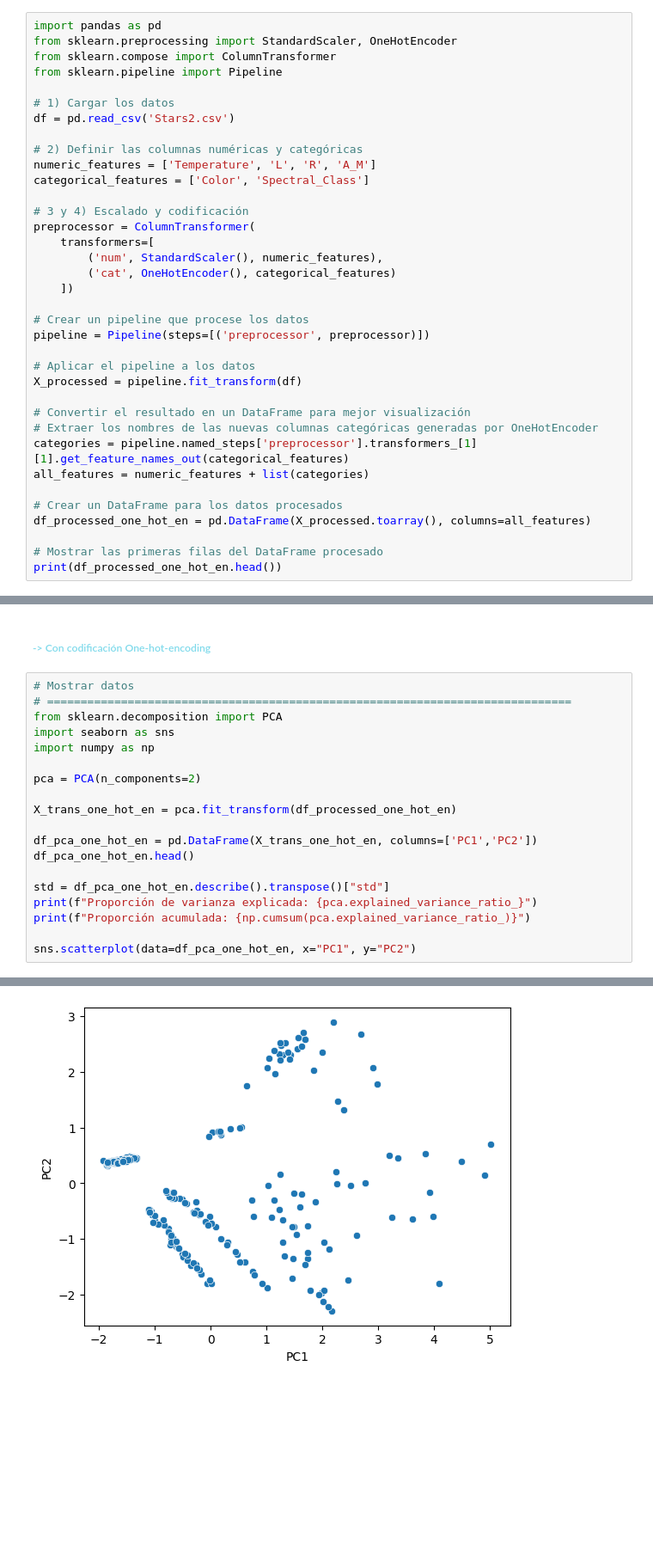
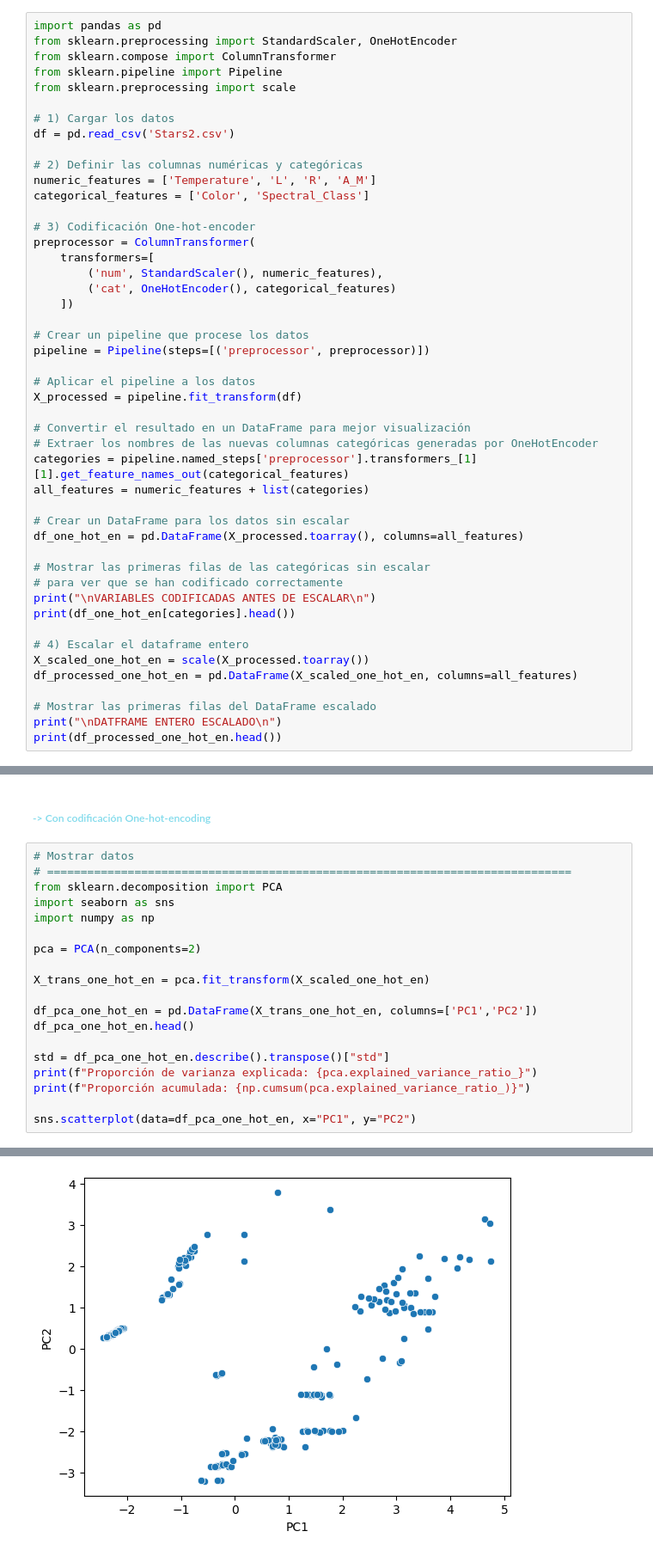
Before and after one commit to NataaNK/Grupo11_Practica2, a Jupyter notebook: main.ipynb, the cells around one changed output, grey strips where cells are left out. Shown at 86% size. Saved outputs shown, nothing was run; the diff lists cells and outputs as text; blank space fills up the shorter version.

```diff
--- a/main.ipynb
+++ b/main.ipynb
@@ -314,6 +313,7 @@ import pandas as pd
 from sklearn.preprocessing import StandardScaler, OneHotEncoder
 from sklearn.compose import ColumnTransformer
 from sklearn.pipeline import Pipeline
+from sklearn.preprocessing import scale
 
 # 1) Cargar los datos
 df = pd.read_csv('Stars2.csv')
@@ -322,7 +322,7 @@ df = pd.read_csv('Stars2.csv')
 numeric_features = ['Temperature', 'L', 'R', 'A_M']
 categorical_features = ['Color', 'Spectral_Class']
 
-# 3 y 4) Escalado y codificación
+# 3) Codificación One-hot-encoder
 preprocessor = ColumnTransformer(
     transformers=[
         ('num', StandardScaler(), numeric_features),
@@ -340,9 +340,19 @@ X_processed = pipeline.fit_transform(df)
 categories = pipeline.named_steps['preprocessor'].transformers_[1][1].get_feature_names_out(categorical_features)
 all_features = numeric_features + list(categories)
 
-# Crear un DataFrame para los datos procesados
-df_processed_one_hot_en = pd.DataFrame(X_processed.toarray(), columns=all_features)
+# Crear un DataFrame para los datos sin escalar
+df_one_hot_en = pd.DataFrame(X_processed.toarray(), columns=all_features)
 
-# Mostrar las primeras filas del DataFrame procesado
+# Mostrar las primeras filas de las categóricas sin escalar
+# para ver que se han codificado correctamente
+print("\nVARIABLES CODIFICADAS ANTES DE ESCALAR\n")
+print(df_one_hot_en[categories].head())
+
+# 4) Escalar el dataframe entero
+X_scaled_one_hot_en = scale(X_processed.toarray())
+df_processed_one_hot_en = pd.DataFrame(X_scaled_one_hot_en, columns=all_features)
+
+# Mostrar las primeras filas del DataFrame escalado
+print("\nDATFRAME ENTERO ESCALADO\n")
 print(df_processed_one_hot_en.head())
 # %% [output]
@@ -461,7 +477,7 @@ import numpy as np
 
 pca = PCA(n_components=2)
 
-X_trans_one_hot_en = pca.fit_transform(df_processed_one_hot_en)
+X_trans_one_hot_en = pca.fit_transform(X_scaled_one_hot_en)
 
 df_pca_one_hot_en = pd.DataFrame(X_trans_one_hot_en, columns=['PC1','PC2'])
 df_pca_one_hot_en.head()
@@ -477,2 +493,2 @@ Proporción acumulada: [0.48 0.72]
 <Axes: xlabel='PC1', ylabel='PC2'>
-[figure, old version]
+[figure, new version]
```
Also changed, not shown: parts of 15 cells of this notebook, 1 other file.
